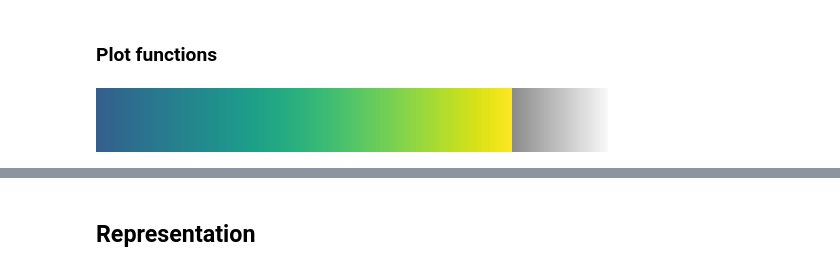
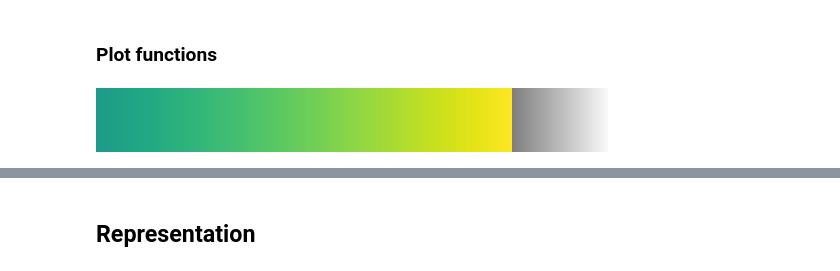
Before and after one commit to bacor/shapes-of-music, a Jupyter notebook: clean_notebooks/Dist-dip test results.ipynb, the cells around one changed output, grey strips where cells are left out. Saved outputs shown, nothing was run; the diff lists cells and outputs as text; code cells hidden in the pictures.

```diff
--- a/clean_notebooks/Dist-dip test results.ipynb
+++ b/clean_notebooks/Dist-dip test results.ipynb
@@ -19,16 +27,16 @@ results = pd.read_csv(os.path.join(RESULTS_DIR, 'dist-dip-test-results.csv'), in
 # %%
 def get_pval_cmap(vmin, vmax, alpha=0.05, gray=True):
     split = (np.log10(alpha) - np.log10(vmin)) / (np.log10(vmax) - np.log10(vmin))
     if gray:
-        colors1 = plt.cm.gray_r(np.linspace(.03, .45, int(1000*(1-split))))
+        colors1 = plt.cm.gray_r(np.linspace(.03, .5, int(1000*(1-split))))
     else:
         colors1 = plt.cm.magma(np.linspace(.6, .9, int(1000*(1-split))))
-    colors2 = plt.cm.viridis_r(np.linspace(0, .7, int(1000*split)))
+    colors2 = plt.cm.viridis_r(np.linspace(0, .45, int(1000*split)))
     colors = np.vstack((colors1, colors2))[::-1]
     return mcolors.LinearSegmentedColormap.from_list('pval_colormap', colors)
 
 pval_cmap = get_pval_cmap(1e-7, 1, alpha=0.05)
 pval_cmap
 # %% [output]
-[figure, old version]
+[figure, new version]
 # %%
```
Also changed, not shown: parts of 37 cells of this notebook, 8 other files.
